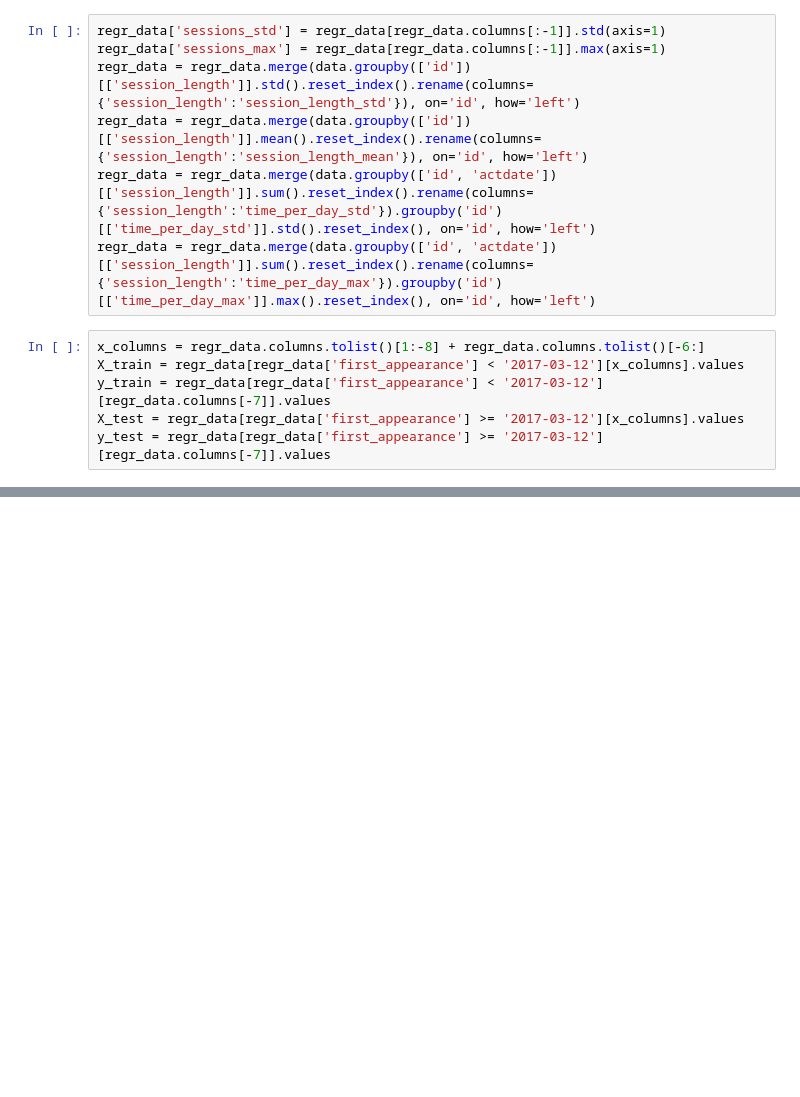
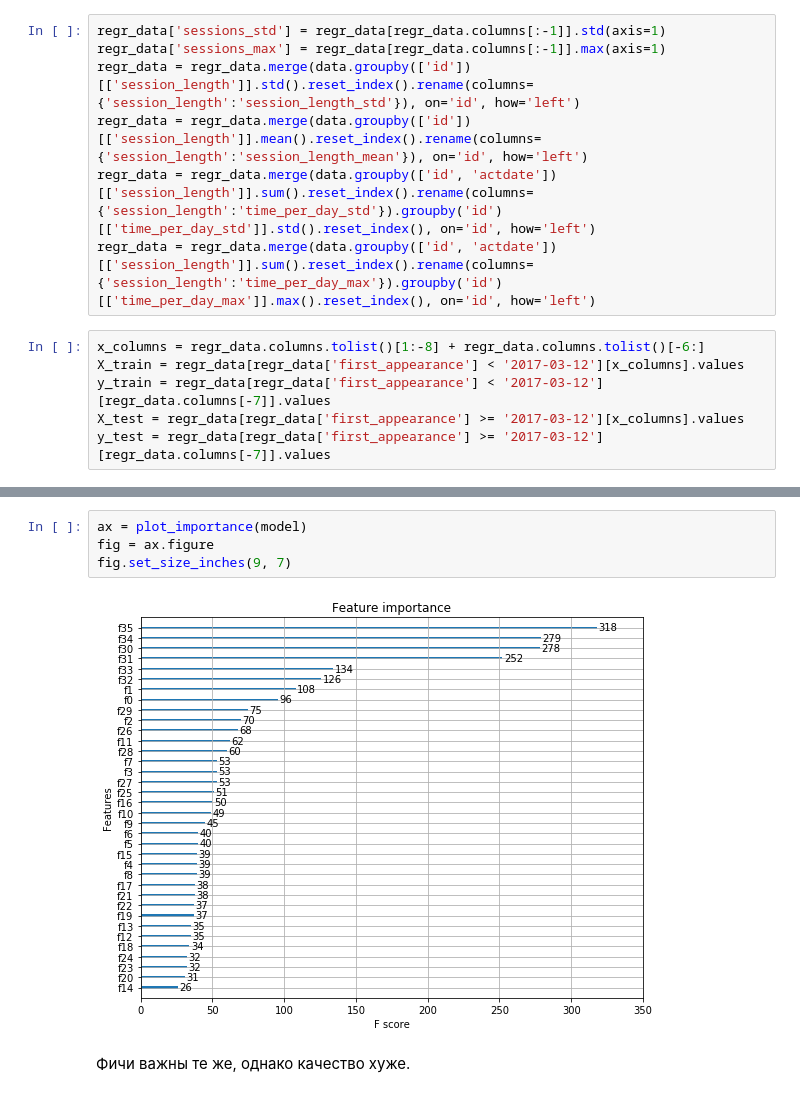
Before and after one commit to iagorshkov/Data_analysis_projects, a Jupyter notebook: Отчет.ipynb, the cells around one changed output, grey strips where cells are left out. Cells and saved outputs as stored; diff of their text form; blank space fills up the shorter version.

```diff
--- a/Отчет.ipynb
+++ b/Отчет.ipynb
@@ -684,0 +748,8 @@ RMSE: 2.5522
+# %%
+ax = plot_importance(model)
+fig = ax.figure
+fig.set_size_inches(9, 7)
+# %% [output]
+[figure, added]
+# %% [markdown]
+Фичи важны те же, однако качество хуже.
```
Also changed, not shown: parts of 28 cells of this notebook, 1 other file.
